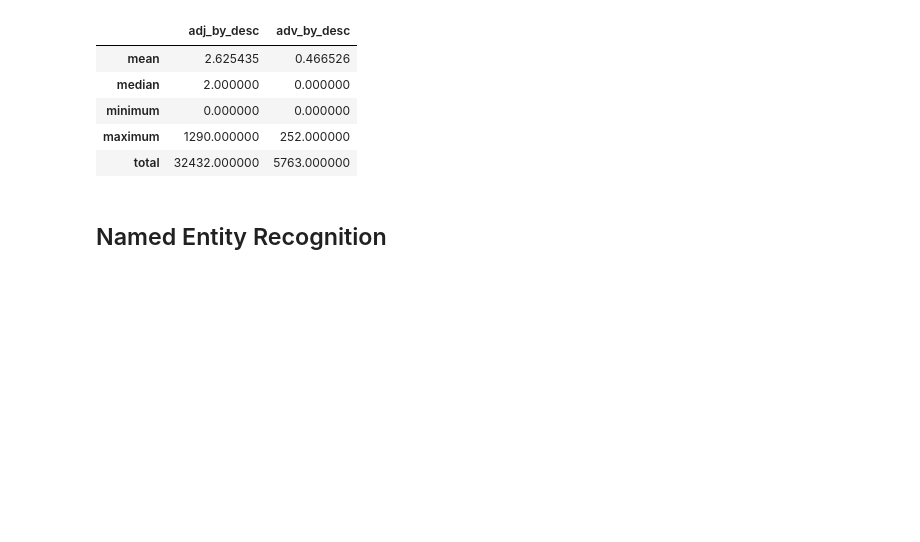
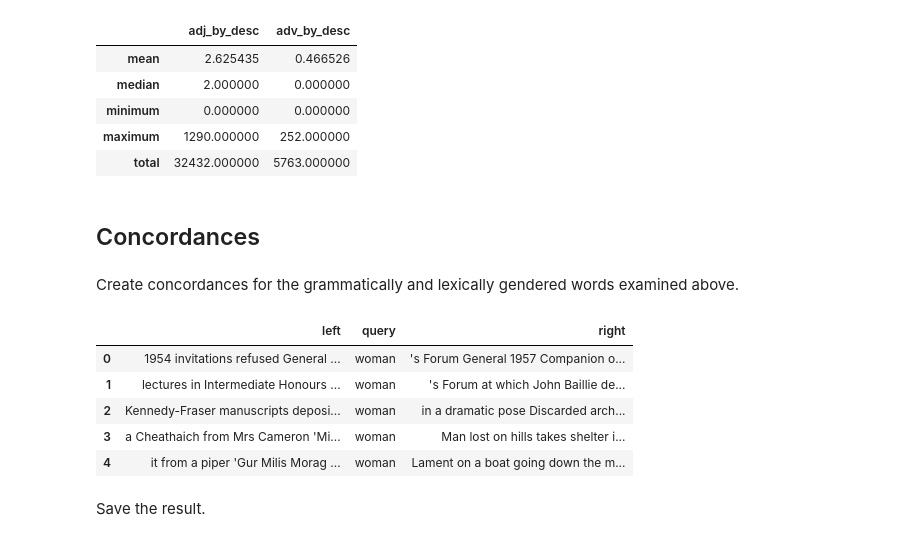
Before and after one commit to thegoose20/nusc, a Jupyter notebook: analysis_metadata_uoe.ipynb, the cells around one changed output. Saved outputs shown, nothing was run; the diff lists cells and outputs as text; code cells hidden in the pictures; blank space fills up the shorter version.

```diff
--- a/analysis_metadata_uoe.ipynb
+++ b/analysis_metadata_uoe.ipynb
@@ -723,5 +726,22 @@ df_counts
 | total | 32432.000000 | 5763.000000 |
 # %%
 df_counts.to_csv(extracted_dir + "uoe_oct2020_nltk_adj_adv_stats.csv")
-# %% [markdown]
-## Named Entity Recognition
+# %% [markdown]
+## Concordances
+# %%
+text = Text(tokens_flat)
+# %% [markdown]
+Create concordances for the grammatically and lexically gendered words examined above.
+# %%
+gendered_words = word_list + capitalized_word_list
+df_gend_conc = analysis_utils.makeConcordanceDF(text, gendered_words)
+df_gend_conc.head()
+# %% [output]
+|  | left | query | right |
+| 0 | 1954 invitations refused General ... | woman | 's Forum General 1957 Companion o... |
+| 1 | lectures in Intermediate Honours ... | woman | 's Forum at which John Baillie de... |
+| 2 | Kennedy-Fraser manuscripts deposi... | woman | in a dramatic pose Discarded arch... |
+| 3 | a Cheathaich from Mrs Cameron 'Mi... | woman | Man lost on hills takes shelter i... |
+| 4 | it from a piper 'Gur Milis Morag ... | woman | Lament on a boat going down the m... |
+# %% [markdown]
+Save the result.
```
Also changed, not shown: parts of 7 cells of this notebook, 2 other files.
